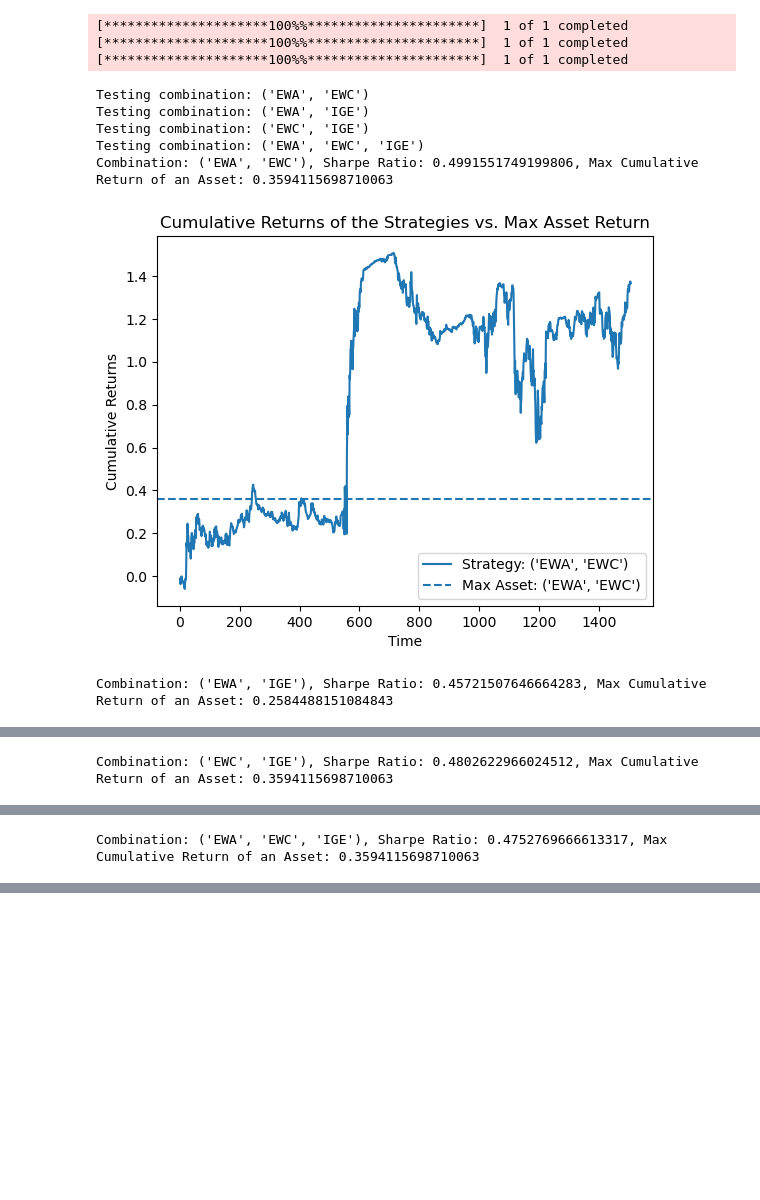
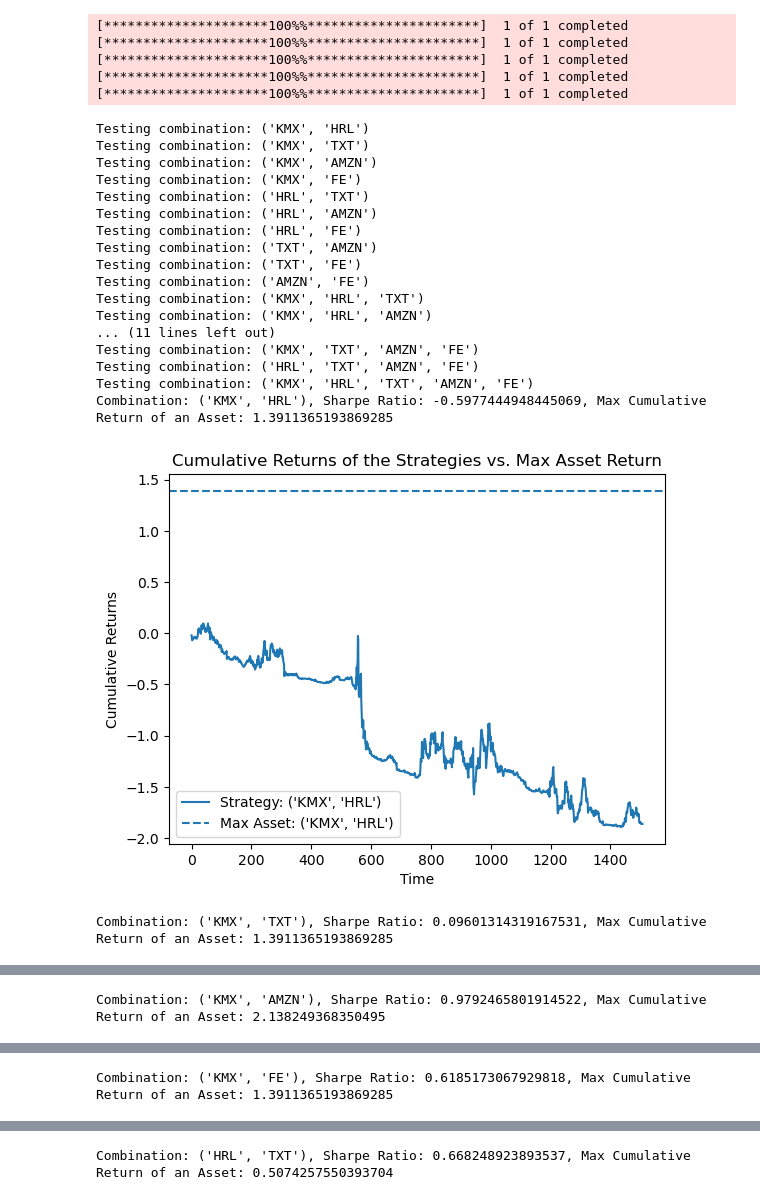
Before and after one commit to justtns/Trading-Tools, a Jupyter notebook: Mean Reversion/Screeners/screener.ipynb, the cells around one changed output, grey strips where cells are left out. Saved outputs shown, nothing was run; the diff lists cells and outputs as text; code cells hidden in the pictures; blank space fills up the shorter version.

```diff
--- a/Mean Reversion/Screeners/screener.ipynb
+++ b/Mean Reversion/Screeners/screener.ipynb
@@ -79,7 +111,7 @@ import matplotlib.pyplot as plt
 
 start_date = "2018-01-01"
 end_date = "2024-01-01"
-tickers = ["EWA", "EWC", "IGE"]
+tickers = select_random_stocks(n=5)
 # Store the results
 all_data = pd.DataFrame([])
 for ticker in tickers:
@@ -92,40 +124,57 @@ for i in range(2,len(tickers)+1):
         data = all_data[list(combo)]
         print(f"Testing combination: {combo}")
         result = perform_johansen(data)
+        if result == 0:
+            print("Combination failed to converge.\n")
+            continue
         cointegrated_portfolio = np.dot(data.values, result.eigen_weight)
         z_score = (cointegrated_portfolio - np.mean(cointegrated_portfolio)) / np.std(cointegrated_portfolio)
         position_size = -z_score
         returns = data.pct_change().dropna()
         strategy_returns = (returns.values * position_size[:-1, np.newaxis]).sum(axis=1)
         sharpe_ratio = calculate_sharpe_ratio(strategy_returns)
         cumulative_returns_strategy = np.cumsum(strategy_returns)
         cumulative_returns_assets = (1 + returns).cumprod() - 1
         max_cumulative_return = cumulative_returns_assets.max().max()
         results.append({
             'combo': combo,
             'sharpe_ratio': sharpe_ratio,
             'cumulative_returns_strategy': cumulative_returns_strategy,
             'cointegrated_portfolio': cointegrated_portfolio,
             'max_cumulative_return_asset': max_cumulative_return
         })
 # add SnP returns and sharpe.
 for result in results:
     print(f"Combination: {result['combo']}, Sharpe Ratio: {result['sharpe_ratio']}, Max Cumulative Return of an Asset: {result['max_cumulative_return_asset']}")
     plt.plot(result['cumulative_returns_strategy'], label=f"Strategy: {result['combo']}")
     plt.axhline(result['max_cumulative_return_asset'], linestyle='--', label=f"Max Asset: {result['combo']}")
     plt.title('Cumulative Returns of the Strategies vs. Max Asset Return')
     plt.xlabel('Time')
     plt.ylabel('Cumulative Returns')
     plt.legend()
     plt.show()
 # %% [output]
 [*********************100%%**********************]  1 of 1 completed
 [*********************100%%**********************]  1 of 1 completed
 [*********************100%%**********************]  1 of 1 completed
+[*********************100%%**********************]  1 of 1 completed
+[*********************100%%**********************]  1 of 1 completed
-Testing combination: ('EWA', 'EWC')
-Testing combination: ('EWA', 'IGE')
-Testing combination: ('EWC', 'IGE')
-Testing combination: ('EWA', 'EWC', 'IGE')
-Combination: ('EWA', 'EWC'), Sharpe Ratio: 0.4991551749199806, Max Cumulative Return of an Asset: 0.3594115698710063
+Testing combination: ('KMX', 'HRL')
+Testing combination: ('KMX', 'TXT')
+Testing combination: ('KMX', 'AMZN')
+Testing combination: ('KMX', 'FE')
+Testing combination: ('HRL', 'TXT')
+Testing combination: ('HRL', 'AMZN')
+Testing combination: ('HRL', 'FE')
+Testing combination: ('TXT', 'AMZN')
+Testing combination: ('TXT', 'FE')
+Testing combination: ('AMZN', 'FE')
+Testing combination: ('KMX', 'HRL', 'TXT')
+Testing combination: ('KMX', 'HRL', 'AMZN')
+... (11 lines left out)
+Testing combination: ('KMX', 'TXT', 'AMZN', 'FE')
+Testing combination: ('HRL', 'TXT', 'AMZN', 'FE')
+Testing combination: ('KMX', 'HRL', 'TXT', 'AMZN', 'FE')
+Combination: ('KMX', 'HRL'), Sharpe Ratio: -0.5977444948445069, Max Cumulative Return of an Asset: 1.3911365193869285
-[figure, old version]
+[figure, new version]
-Combination: ('EWA', 'IGE'), Sharpe Ratio: 0.45721507646664283, Max Cumulative Return of an Asset: 0.2584488151084843
+Combination: ('KMX', 'TXT'), Sharpe Ratio: 0.09601314319167531, Max Cumulative Return of an Asset: 1.3911365193869285
@@ -133 +182 @@ Combination: ('EWA', 'IGE'), Sharpe Ratio: 0.45721507646664283, Max Cumulative R
-Combination: ('EWC', 'IGE'), Sharpe Ratio: 0.4802622966024512, Max Cumulative Return of an Asset: 0.3594115698710063
+Combination: ('KMX', 'AMZN'), Sharpe Ratio: 0.9792465801914522, Max Cumulative Return of an Asset: 2.138249368350495
@@ -135 +184 @@ Combination: ('EWC', 'IGE'), Sharpe Ratio: 0.4802622966024512, Max Cumulative Re
-Combination: ('EWA', 'EWC', 'IGE'), Sharpe Ratio: 0.4752769666613317, Max Cumulative Return of an Asset: 0.3594115698710063
+Combination: ('KMX', 'FE'), Sharpe Ratio: 0.6185173067929818, Max Cumulative Return of an Asset: 1.3911365193869285
@@ -136,0 +186 @@ Combination: ('EWA', 'EWC', 'IGE'), Sharpe Ratio: 0.4752769666613317, Max Cumula
+Combination: ('HRL', 'TXT'), Sharpe Ratio: 0.668248923893537, Max Cumulative Return of an Asset: 0.5074257550393704
```
Also changed, not shown: parts of 2 cells of this notebook.
